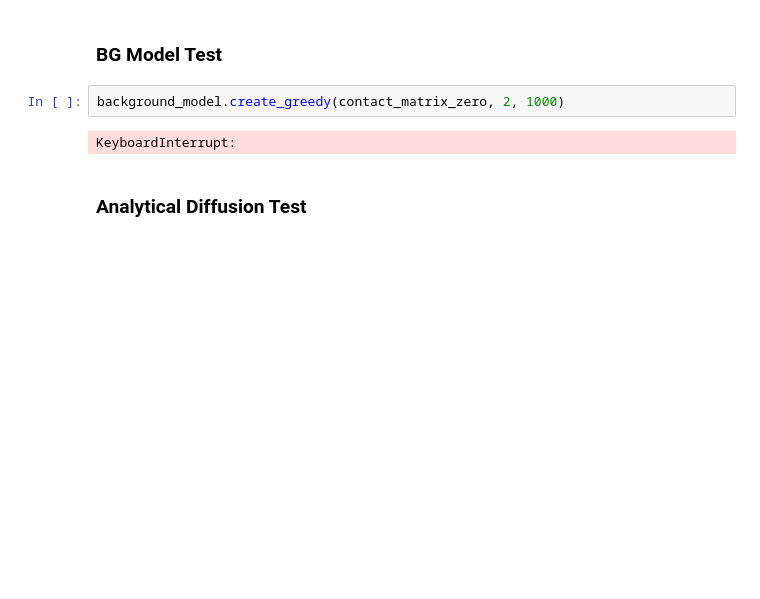
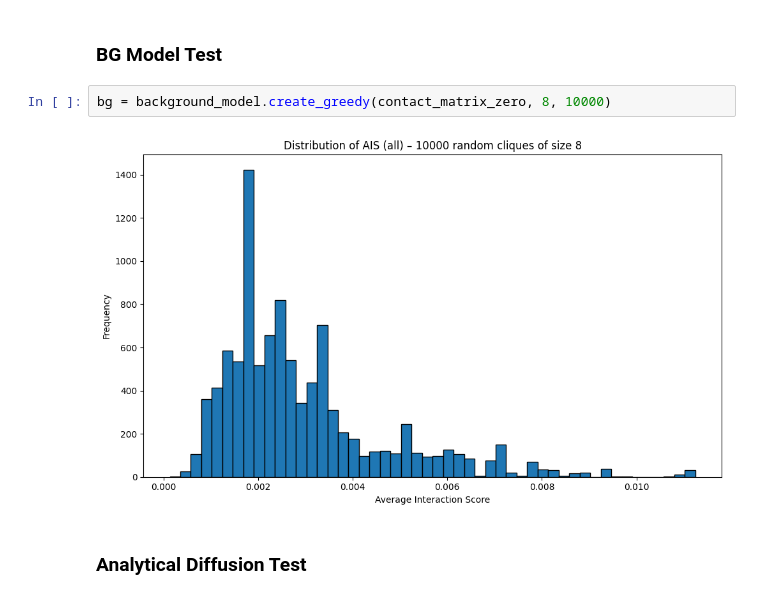
Before and after one commit to ethanoutangoun/chromatin-heart-dev, a Jupyter notebook: expanse_test.ipynb, the cells around one changed output. Drawn from its saved outputs; the diff is of its cells as text; blank space fills up the shorter version.

```diff
--- a/expanse_test.ipynb
+++ b/expanse_test.ipynb
@@ -35,10 +35,10 @@ neighbors, cdfs = f.build_walk_index(contact_matrix_zero)
 ---
 # %% [markdown]
 ### BG Model Test
-# %%
-background_model.create_greedy(contact_matrix_zero, 2, 1000)
-# %% [output]
-KeyboardInterrupt:
+# %%
+bg = background_model.create_greedy(contact_matrix_zero, 8, 10000)
+# %% [output]
+[figure, added]
 # %% [markdown]
 ### Analytical Diffusion Test
 # %%
```
